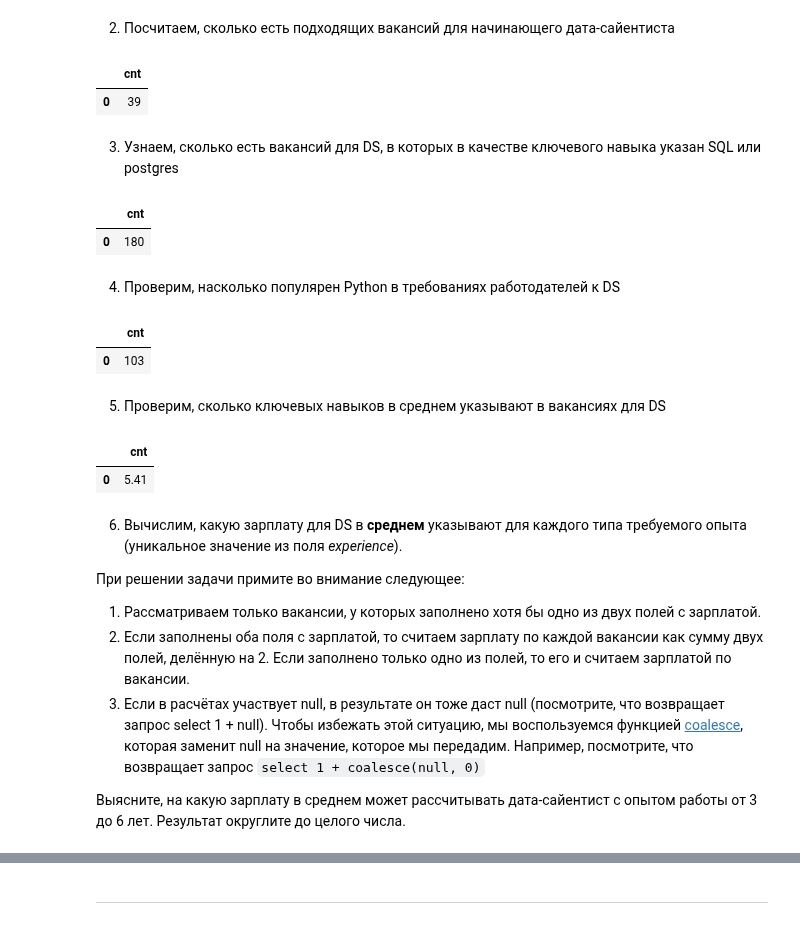
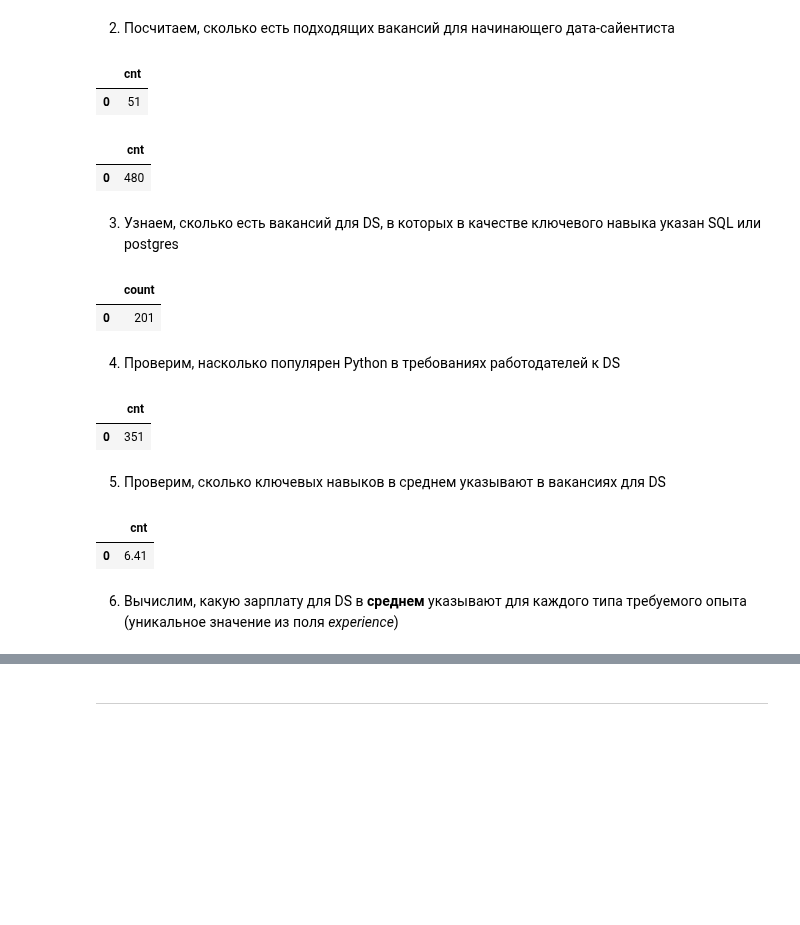
Before and after one commit to MazepaYuliya/SF_DS_3_0, a Jupyter notebook: project_2/head_hunter_vacancies.ipynb, the cells around one changed output, grey strips where cells are left out. Drawn from its saved outputs; the diff is of its cells as text; code cells hidden in the pictures; blank space fills up the shorter version.

Commit message:
changed hh_vacancies.ipynb

```diff
--- a/project_2/head_hunter_vacancies.ipynb
+++ b/project_2/head_hunter_vacancies.ipynb
@@ -393,59 +432,67 @@ run_query(f'''
 # %% [markdown]
 2. Посчитаем, сколько есть подходящих вакансий для начинающего дата-сайентиста
 # %%
+# вакансии для начинающего специалиста
 run_query(f'''
     SELECT count(*) AS cnt
     FROM vacancies
-    WHERE LOWER(name) SIMILAR TO '%(data scientist|data science|исследователь данных| ml |machine learning|машинн%обучен)%'
-        AND (LOWER(name) SIMILAR TO '%yunior%' OR experience = 'Нет опыта' OR employment = 'Стажировка')
+    WHERE (LOWER(name) SIMILAR TO '%(data scientist|data science|исследователь данных|machine learning|машинн%обучен)%'
+            OR name LIKE '%ML%' AND name NOT LIKE '%HTML%')
+        AND (LOWER(name) SIMILAR TO '%junior%' OR experience = 'Нет опыта' OR employment = 'Стажировка')
 ''')
 # %% [output]
 |  | cnt |
-| 0 | 39 |
+| 0 | 51 |
+# %%
+# вакансии по DS всего
+run_query(f'''
+    SELECT count(*) AS cnt
+    FROM vacancies
+    WHERE (LOWER(name) SIMILAR TO '%(data scientist|data science|исследователь данных|machine learning|машинн%обучен)%'
+            OR name LIKE '%ML%' AND name NOT LIKE '%HTML%')
+''')
+# %% [output]
+|  | cnt |
+| 0 | 480 |
 # %% [markdown]
 3. Узнаем, сколько есть вакансий для DS, в которых в качестве ключевого навыка указан SQL или postgres
 # %%
 run_query(f'''
-    SELECT count(*) AS cnt
+    SELECT count(*)
     FROM vacancies
-    WHERE LOWER(name) SIMILAR TO '%(data scientist|data science|исследователь данных| ml |machine learning|машинн%обучен)%'
+    WHERE (LOWER(name) SIMILAR TO '%(data scientist|data science|исследователь данных|machine learning|машинн%обучен)%'
+            OR name LIKE '%ML%' AND name NOT LIKE '%HTML%')
         AND LOWER(key_skills) SIMILAR TO '%(sql|postgres)%'
 ''')
 # %% [output]
-|  | cnt |
-| 0 | 180 |
+|  | count |
+| 0 | 201 |
 # %% [markdown]
 4. Проверим, насколько популярен Python в требованиях работодателей к DS
 # %%
 run_query(f'''
     SELECT count(*) AS cnt
     FROM vacancies
-    WHERE name SIMILAR TO '%(data scientist|data science|исследователь данных|ML|machine learning|машинн%обучен)%'
-        AND name NOT SIMILAR TO '%HTML%'
+    WHERE (LOWER(name) SIMILAR TO '%(data scientist|data science|исследователь данных|machine learning|машинн%обучен)%'
+            OR name LIKE '%ML%' AND name NOT LIKE '%HTML%')
         AND LOWER(key_skills) SIMILAR TO '%python%'
 ''')
 # %% [output]
 |  | cnt |
-| 0 | 103 |
+| 0 | 351 |
 # %% [markdown]
 5. Проверим, сколько ключевых навыков в среднем указывают в вакансиях для DS
 # %%
 run_query(f'''
-    SELECT ROUND(AVG(CHAR_LENGTH(key_skills)-CHAR_LENGTH(REPLACE(key_skills, E'\t',''))), 2) AS cnt
+    SELECT ROUND(AVG((CHAR_LENGTH(key_skills)-CHAR_LENGTH(REPLACE(key_skills, E'\t',''))+1)), 2) AS cnt
     FROM vacancies
-    WHERE LOWER(name) SIMILAR TO '%(data scientist|data science|исследователь данных| ml |machine learning|машинн%обучен)%'
+    WHERE (LOWER(name) SIMILAR TO '%(data scientist|data science|исследователь данных|machine learning|машинн%обучен)%'
+            OR name LIKE '%ML%' AND name NOT LIKE '%HTML%')
 ''')
 # %% [output]
 |  | cnt |
-| 0 | 5.41 |
+| 0 | 6.41 |
 # %% [markdown]
-6. Вычислим, какую зарплату для DS в **среднем** указывают для каждого типа требуемого опыта (уникальное значение из поля *experience*).
-
-При решении задачи примите во внимание следующее:
-1. Рассматриваем только вакансии, у которых заполнено хотя бы одно из двух полей с зарплатой.
-2. Если заполнены оба поля с зарплатой, то считаем зарплату по каждой вакансии как сумму двух полей, делённую на 2. Если заполнено только одно из полей, то его и считаем зарплатой по вакансии.
-3. Если в расчётах участвует null, в результате он тоже даст null (посмотрите, что возвращает запрос select 1 + null). Чтобы избежать этой ситуацию, мы воспользуемся функцией [coalesce](https://postgrespro.ru/docs/postgresql/9.5/functions-conditional#functions-coalesce-nvl-ifnull), которая заменит null на значение, которое мы передадим. Например, посмотрите, что возвращает запрос `select 1 + coalesce(null, 0)`
-
-Выясните, на какую зарплату в среднем может рассчитывать дата-сайентист с опытом работы от 3 до 6 лет. Результат округлите до целого числа.
+6. Вычислим, какую зарплату для DS в **среднем** указывают для каждого типа требуемого опыта (уникальное значение из поля *experience*)
 # %%
 run_query(f'''
```
Also changed, not shown: parts of 34 cells of this notebook.
